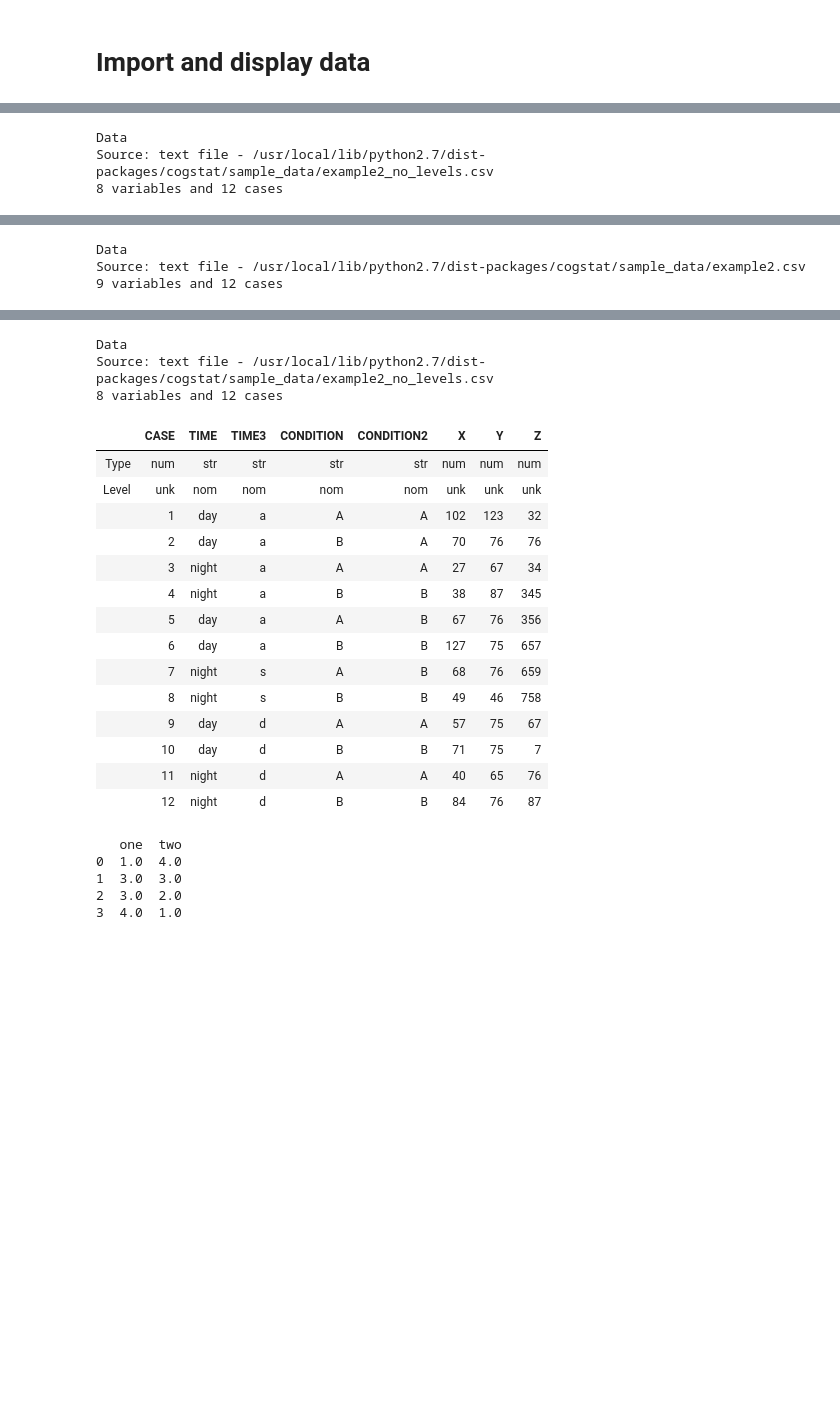
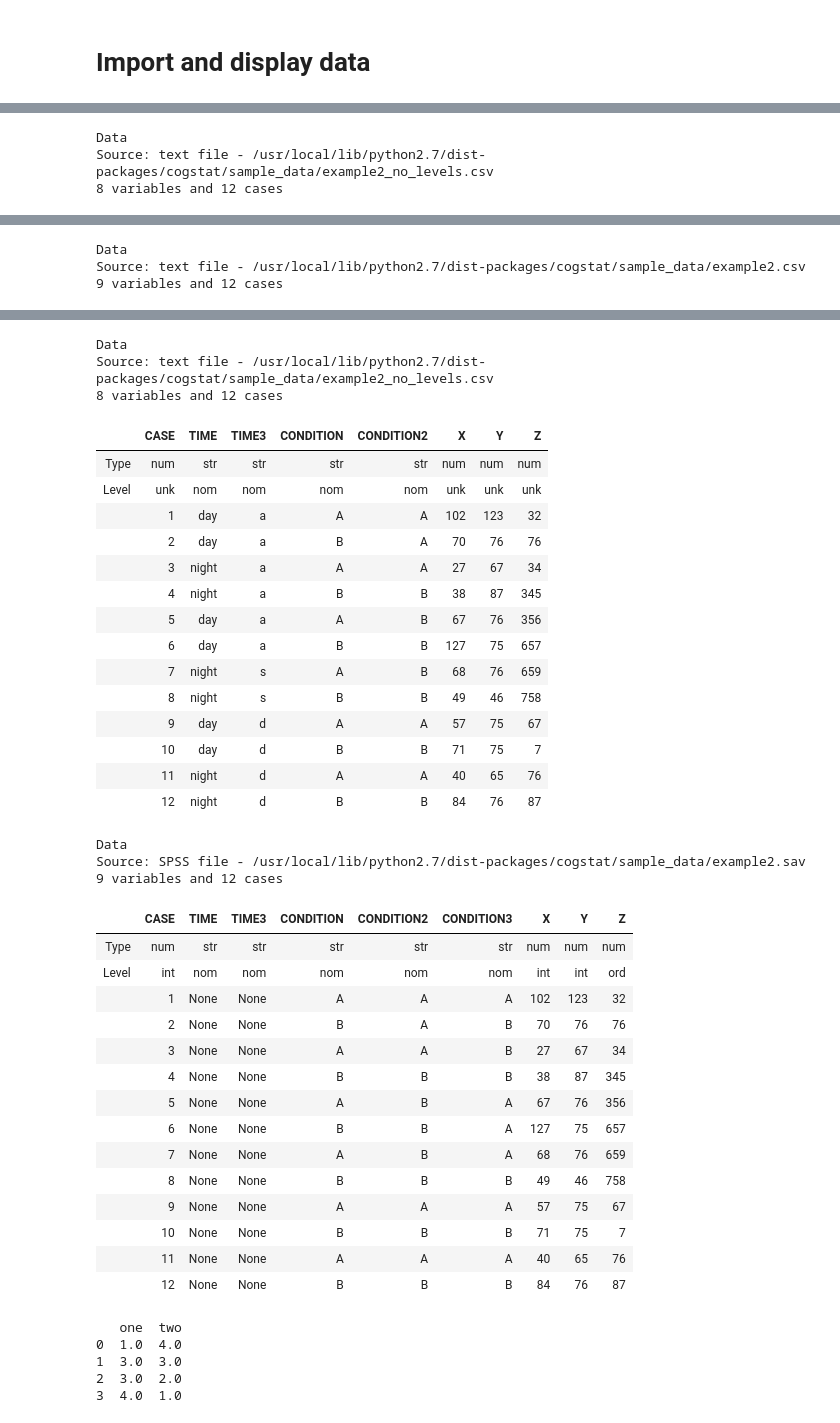
Before and after one commit to cogstat/cogstat, a Jupyter notebook: cogstat/docs/CogStat IPython Notebook tutorial.ipynb, the cells around one changed output, grey strips where cells are left out. Cells and saved outputs as stored; diff of their text form; code cells hidden in the pictures; blank space fills up the shorter version.

```diff
--- a/cogstat/docs/CogStat IPython Notebook tutorial.ipynb
+++ b/cogstat/docs/CogStat IPython Notebook tutorial.ipynb
@@ -114,7 +120,7 @@ cs.display(result)
 # Or you can write it shorter:
 cs.display(data.print_data())
 
-# If your file doesn't include the measurement levels, you can specify them in the import process.
+# If your csv file doesn't include the measurement levels, you can specify them in the import process.
 data = cs.CogStatData(data=os.path.join(cs_dir, 'sample_data', 'example2_no_levels.csv'), measurement_level='nom nom nom nom nom int ord ord')
 cs.display(data.print_data())
 
@@ -123,10 +129,14 @@ cs.display(data.print_data())
 data = cs.CogStatData(data=os.path.join(cs_dir, 'sample_data', 'example2.csv'), measurement_level='nom nom nom nom nom int ord ord')
 cs.display(data.print_data())
 
-# If your file doesn't include the measurement levels, and you do not specify them, then CogStat sets them
+# If your csv file doesn't include the measurement levels, and you do not specify them, then CogStat sets them
 # nom (nominal) for string variables and unk (unkown) otherwise.
 data = cs.CogStatData(data=os.path.join(cs_dir, 'sample_data', 'example2_no_levels.csv'))
 cs.display(data.print_data())
+
+# Or simply read your SPSS .sav file
+data = cs.CogStatData(data=os.path.join(cs_dir, 'sample_data', 'example2.sav'))
+cs.display(data.print_data())
 # %% [output]
 Data
 Source: text file - /usr/local/lib/python2.7/dist-packages/cogstat/sample_data/example2.csv
@@ -191,33 +201,51 @@ Source: text file - /usr/local/lib/python2.7/dist-packages/cogstat/sample_data/e
 |  | 1 | day | a | A | A | A | 102 | 123 | 32 |
 |  | 2 | day | a | B | A | B | 70 | 76 | 76 |
 |  | 3 | night | a | A | A | B | 27 | 67 | 34 |
 |  | 4 | night | a | B | B | B | 38 | 87 | 345 |
 |  | 5 | day | a | A | B | A | 67 | 76 | 356 |
 |  | 6 | day | a | B | B | A | 127 | 75 | 657 |
 |  | 7 | night | s | A | B | A | 68 | 76 | 659 |
 |  | 8 | night | s | B | B | B | 49 | 46 | 758 |
 |  | 9 | day | d | A | A | A | 57 | 75 | 67 |
 |  | 10 | day | d | B | B | B | 71 | 75 | 7 |
 |  | 11 | night | d | A | A | A | 40 | 65 | 76 |
 |  | 12 | night | d | B | B | B | 84 | 76 | 87 |
 Data
 Source: text file - /usr/local/lib/python2.7/dist-packages/cogstat/sample_data/example2_no_levels.csv
 8 variables and 12 cases
 |  | CASE | TIME | TIME3 | CONDITION | CONDITION2 | X | Y | Z |
 | Type | num | str | str | str | str | num | num | num |
 | Level | unk | nom | nom | nom | nom | unk | unk | unk |
 |  | 1 | day | a | A | A | 102 | 123 | 32 |
 |  | 2 | day | a | B | A | 70 | 76 | 76 |
 |  | 3 | night | a | A | A | 27 | 67 | 34 |
 |  | 4 | night | a | B | B | 38 | 87 | 345 |
 |  | 5 | day | a | A | B | 67 | 76 | 356 |
 |  | 6 | day | a | B | B | 127 | 75 | 657 |
 |  | 7 | night | s | A | B | 68 | 76 | 659 |
 |  | 8 | night | s | B | B | 49 | 46 | 758 |
 |  | 9 | day | d | A | A | 57 | 75 | 67 |
 |  | 10 | day | d | B | B | 71 | 75 | 7 |
 |  | 11 | night | d | A | A | 40 | 65 | 76 |
 |  | 12 | night | d | B | B | 84 | 76 | 87 |
+Data
+Source: SPSS file - /usr/local/lib/python2.7/dist-packages/cogstat/sample_data/example2.sav
+9 variables and 12 cases
+|  | CASE | TIME | TIME3 | CONDITION | CONDITION2 | CONDITION3 | X | Y | Z |
+| Type | num | str | str | str | str | str | num | num | num |
+| Level | int | nom | nom | nom | nom | nom | int | int | ord |
+|  | 1 | None | None | A | A | A | 102 | 123 | 32 |
+|  | 2 | None | None | B | A | B | 70 | 76 | 76 |
+|  | 3 | None | None | A | A | B | 27 | 67 | 34 |
+|  | 4 | None | None | B | B | B | 38 | 87 | 345 |
+|  | 5 | None | None | A | B | A | 67 | 76 | 356 |
+|  | 6 | None | None | B | B | A | 127 | 75 | 657 |
+|  | 7 | None | None | A | B | A | 68 | 76 | 659 |
+|  | 8 | None | None | B | B | B | 49 | 46 | 758 |
+|  | 9 | None | None | A | A | A | 57 | 75 | 67 |
+|  | 10 | None | None | B | B | B | 71 | 75 | 7 |
+|  | 11 | None | None | A | A | A | 40 | 65 | 76 |
+|  | 12 | None | None | B | B | B | 84 | 76 | 87 |
 # %%
 ### Import from pandas ###
 
```
Also changed, not shown: parts of 6 cells of this notebook.
